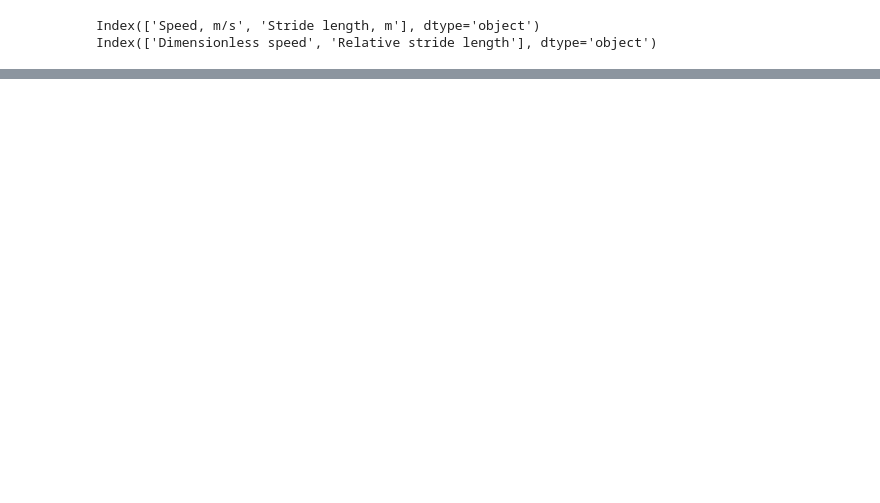
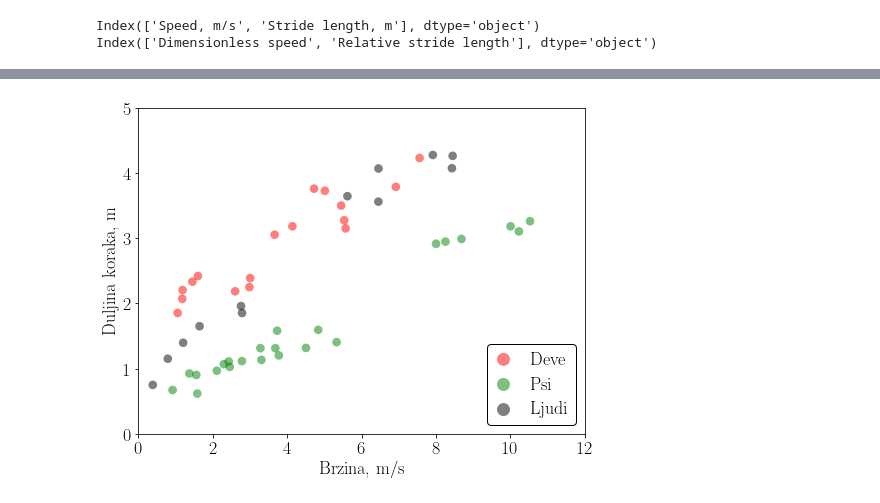
Before and after one commit to cimbaIG/T-Rex_Speed, a Jupyter notebook: t_rex_speed_analysis.ipynb, the cells around one changed output, grey strips where cells are left out. Saved outputs shown, nothing was run; the diff lists cells and outputs as text; code cells hidden in the pictures; blank space fills up the shorter version.

```diff
--- a/t_rex_speed_analysis.ipynb
+++ b/t_rex_speed_analysis.ipynb
@@ -39,0 +68,17 @@ Index(['Dimensionless speed', 'Relative stride length'], dtype='object')
+# %%
+fig = plt.figure(figsize=(8,6))
+
+plt.scatter(dimension_camels['Speed, m/s'],dimension_camels['Stride length, m'],color='red',s=75,label='Deve',alpha=0.5,edgecolors='none')
+plt.scatter(dimension_dogs['Speed, m/s'],dimension_dogs['Stride length, m'],color='green',s=75,label='Psi',alpha=0.5,edgecolors='none')
+plt.scatter(dimension_humans['Speed, m/s'],dimension_humans['Stride length, m'],color='black',s=75,label='Ljudi',alpha=0.5,edgecolors='none')
+
+plt.xlabel('Brzina, m/s')
+plt.ylabel('Duljina koraka, m')
+
+plt.xlim((0,12))
+plt.ylim((0,5))
+
+plt.legend(loc=4,framealpha=1,edgecolor='black')
+plt.savefig('dimenzijska_brzina.pdf',bbox_inches='tight')
+# %% [output]
+[figure, added]
```
Also changed, not shown: parts of 3 cells of this notebook, 2 other files.
